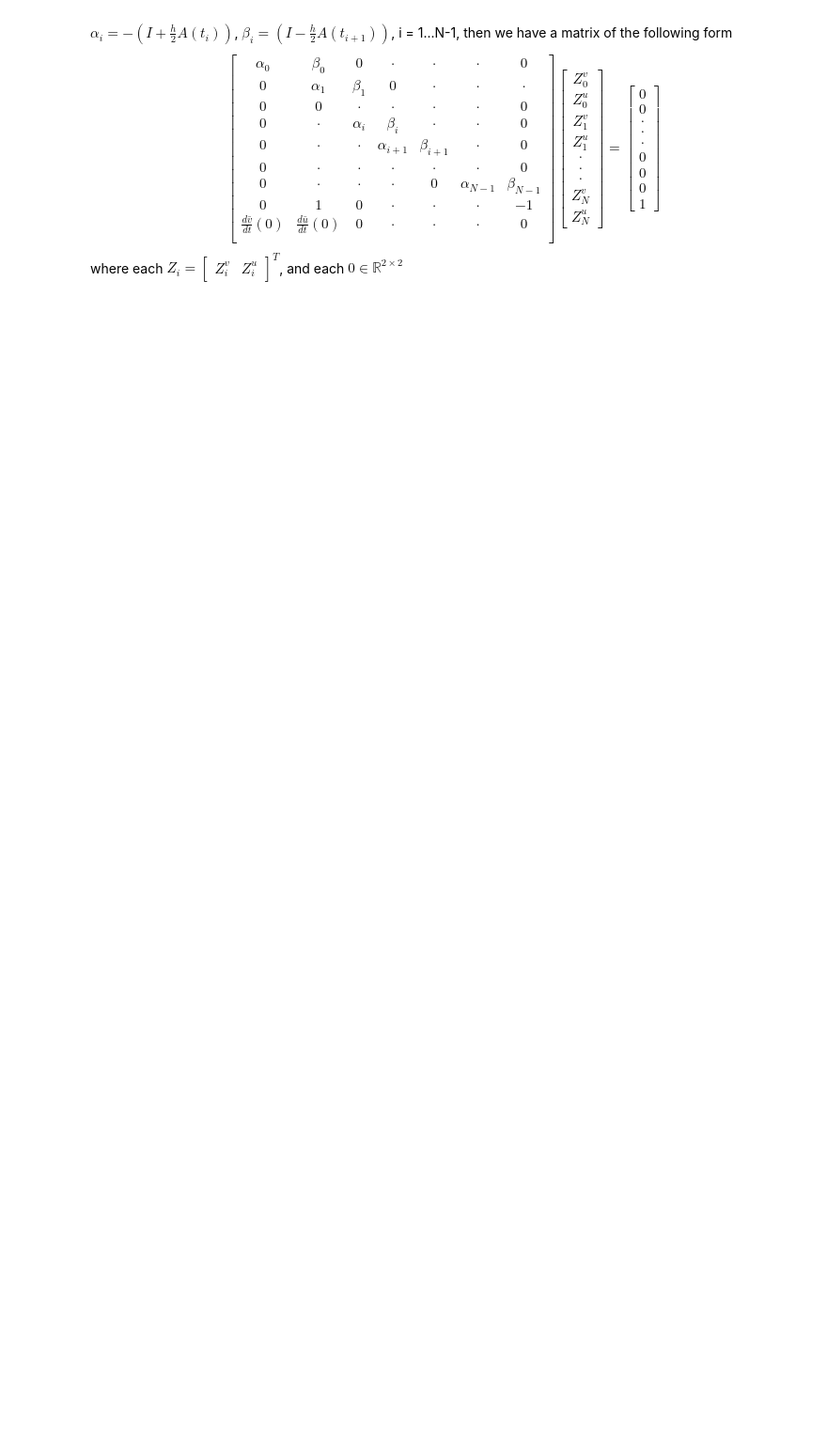
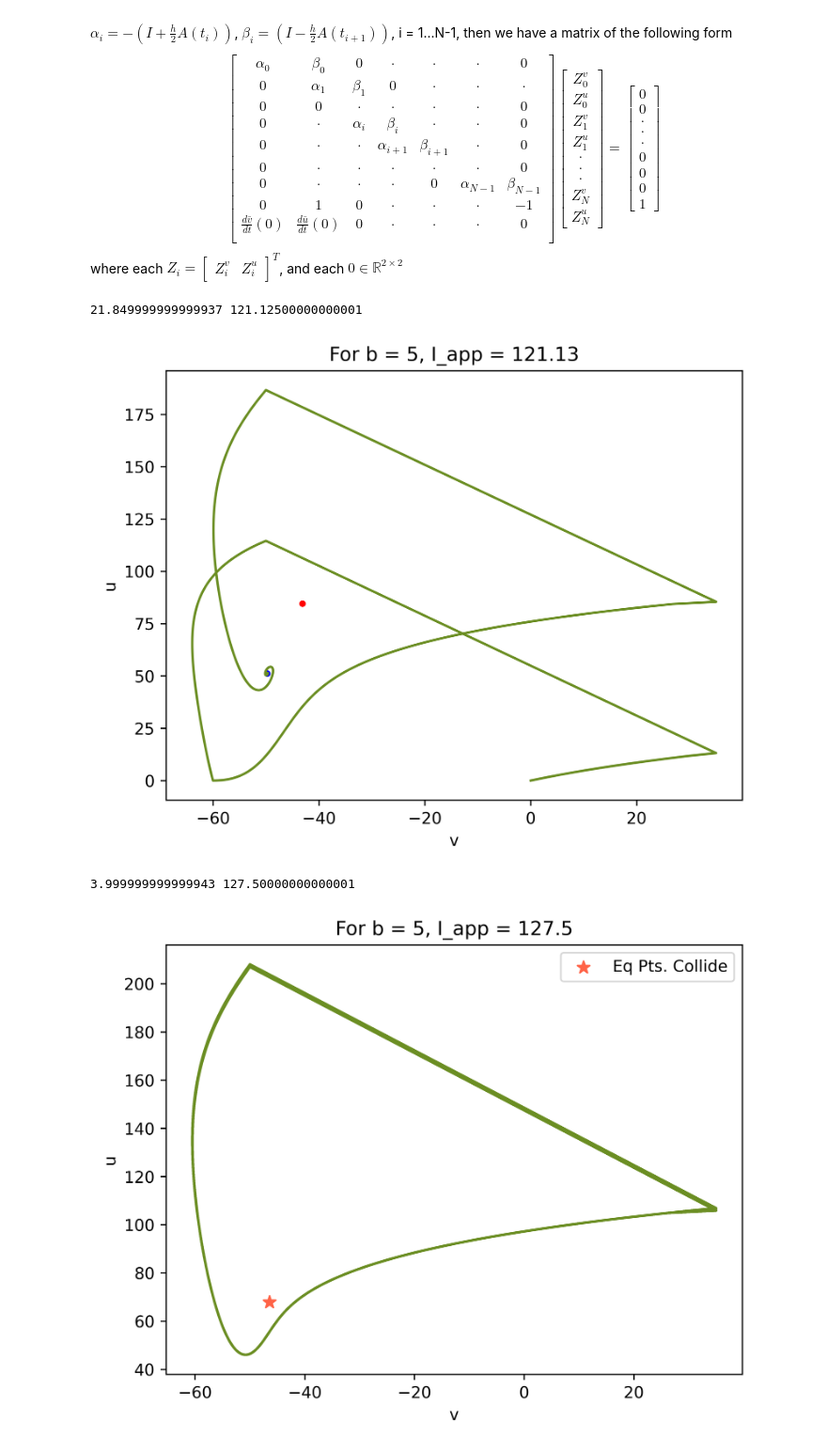
Before and after one commit to III-Derek/USRA-2024, a Jupyter notebook: phase_model.ipynb, the cells around one changed output. Shown at 94% size. Saved outputs shown, nothing was run; the diff lists cells and outputs as text; code cells hidden in the pictures; blank space fills up the shorter version.

```diff
--- a/phase_model.ipynb
+++ b/phase_model.ipynb
@@ -645 +625,4 @@ class izhikevich_model:
+# %%
+simple_model = izhikevich_model()
+IC = np.array([simple_model.vr, 0])
 # %%
@@ -693,0 +686,50 @@ pdf.close()
+# %%
+b = 5
+simple_model.b = b
+current_multiplier = [0.95, 1.0, 1.05]
+h = 0.1
+T = 5000 * 4
+datapoints = int(T/h)
+C = 100
+k = 0.7
+vr = -60
+vt = -40
+a = 0.03
+c = -50
+d = 100
+for multiplier in current_multiplier:
+    I_app = np.zeros(datapoints)
+    I_app[int(0.2*datapoints):] = multiplier * simple_model.I_b()
+    soln = simple_model.fourth_order_RK(IC, h, T, I_app)
+    radicand = (vr-vt)**2 * k**2 + (-2*vr*b+2*b*vt-4*(I_app[int(0.5 * datapoints)]))*k + b**2
+    print(radicand, I_app[int(0.25*datapoints)])
+    fig = plt.figure(dpi = 600)
+    if multiplier < 1:
+        v_eq1 = (k*vt + k*vr + b + np.sqrt(radicand))/(2*k)
+        u_eq1 = b*(v_eq1 - vr)
+        v_eq2 = (k*vt + k*vr + b  - np.sqrt(radicand))/(2*k)
+        u_eq2 = b*(v_eq2 - vr)
+        plt.plot(v_eq1, u_eq1, 'red', marker = 'o', markersize = 3, )
+        plt.plot(v_eq2, u_eq2, 'blue', marker = 'o', markersize = 3,)
+    elif multiplier == 1.0:
+        v_eq = (k*vt + k*vr + b)/(2*k)
+        u_eq = b*(v_eq - vr)
+        plt.scatter(v_eq, u_eq, marker = '*', color = 'tomato', s = 64, label="Eq Pts. Collide")
+        plt.legend(loc = 'upper right')
+    else:
+        pass
+    if multiplier < 1.0:
+        plt.plot(soln['voltage'][:], soln['current'][:], 'olivedrab')
+    else:
+        plt.plot(soln['voltage'][int(0.21*datapoints):], soln['current'][int(0.21*datapoints):], 'olivedrab')
+    plt.title(f'For b = {b}, I_app = {round(I_app[int(0.5*datapoints)], 2)}')
+    plt.xlabel('v')
+    plt.ylabel('u')
+    fig.savefig(f'Phase_plane/For b = {b}, I_app = {round(I_app[int(0.5*datapoints)], 2)}.png')
+    plt.show()
+    plt.close(fig)
+# %% [output]
+21.849999999999937 121.12500000000001
+[figure, added]
+3.999999999999943 127.50000000000001
+[figure, added]
```
Also changed, not shown: parts of 8 cells of this notebook.
